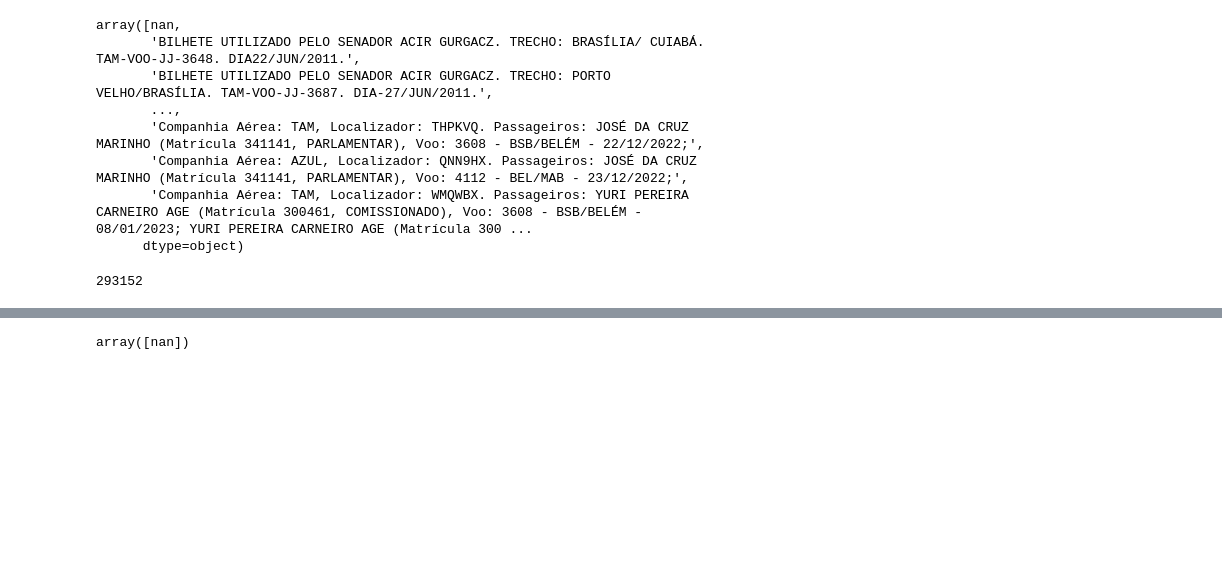
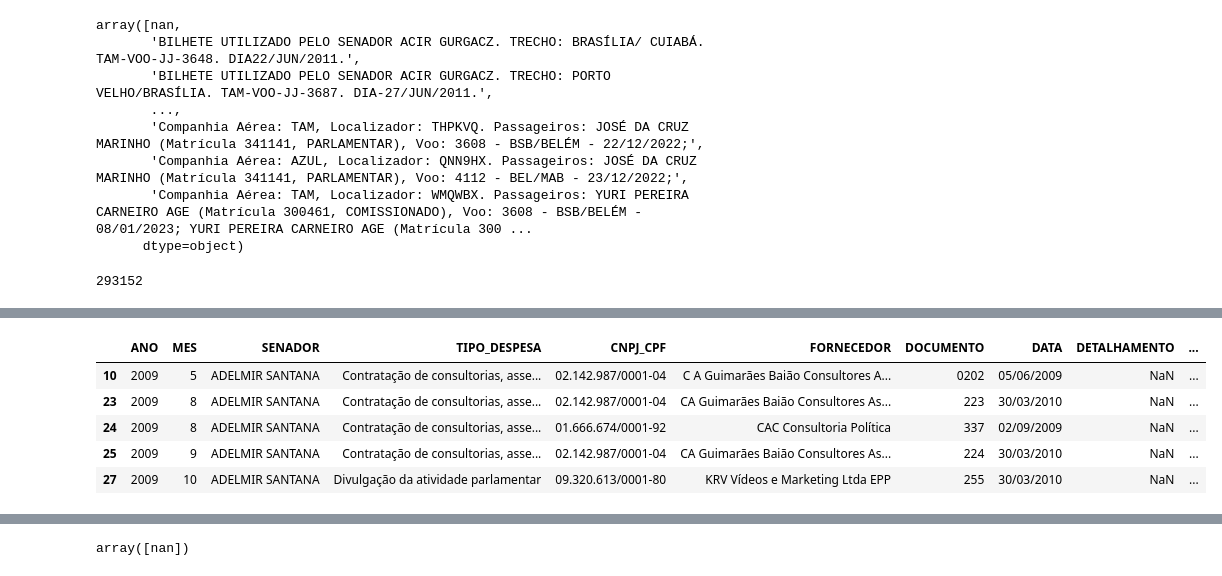
Before and after one commit to FernandoBatistaDS/TransparenciaPrestacaoContas, a Jupyter notebook: main.ipynb, the cells around one changed output, grey strips where cells are left out. Drawn from its saved outputs; the diff is of its cells as text; code cells hidden in the pictures; blank space fills up the shorter version.

```diff
--- a/main.ipynb
+++ b/main.ipynb
@@ -270,0 +297,3 @@ Campo DETALHAMENTO
+# %%
+regex_data = re.compile(r"^(0[1-9]|[12]\d|3[01])/(0[1-9]|1[0-2])/\d{4}$")
+df_aux[~df_aux['DATA'].str.contains(regex_data)]
@@ -270,0 +304,23 @@ Campo DETALHAMENTO
+# %%
+# Vamos fazer um REGEX para capturar as DATAS com formatos certos
+regex_data      =   re.compile(r"^(0[1-9]|[12]\d|3[01])/(0[1-9]|1[0-2])/\d{4}$")
+df_aux          =   df_aux[df_aux['DATA'].str.contains(regex_data)]
+# %%
+df_aux['DATA_2']  =   pd.to_datetime(
+                        df_aux[df_aux['DATA'].str.contains(regex_data)]['DATA']
+                        # format='mixed'
+                        , format='%d/%m/%Y'
+                        , errors='coerce'
+                    )
+# %%
+dt_diferente    =  df_aux[df_aux['DATA_2'].dt.strftime("%m/%Y") != df_aux['ANO_MES'].dt.strftime("%m/%Y")]
+dt_igual        =  df_aux[df_aux['DATA_2'].dt.strftime("%m/%Y") == df_aux['ANO_MES'].dt.strftime("%m/%Y")]
+# %%
+dt_diferente.head()
+# %% [output]
+|  | ANO | MES | SENADOR | TIPO_DESPESA | CNPJ_CPF | FORNECEDOR | DOCUMENTO | DATA | DETALHAMENTO | ... |
+| 10 | 2009 | 5 | ADELMIR SANTANA | Contratação de consultorias, asse... | 02.142.987/0001-04 | C A Guimarães Baião Consultores A... | 0202 | 05/06/2009 | NaN | ... |
+| 23 | 2009 | 8 | ADELMIR SANTANA | Contratação de consultorias, asse... | 02.142.987/0001-04 | CA Guimarães Baião Consultores As... | 223 | 30/03/2010 | NaN | ... |
+| 24 | 2009 | 8 | ADELMIR SANTANA | Contratação de consultorias, asse... | 01.666.674/0001-92 | CAC Consultoria Política | 337 | 02/09/2009 | NaN | ... |
+| 25 | 2009 | 9 | ADELMIR SANTANA | Contratação de consultorias, asse... | 02.142.987/0001-04 | CA Guimarães Baião Consultores As... | 224 | 30/03/2010 | NaN | ... |
+| 27 | 2009 | 10 | ADELMIR SANTANA | Divulgação da atividade parlamentar | 09.320.613/0001-80 | KRV Vídeos e Marketing Ltda EPP | 255 | 30/03/2010 | NaN | ... |
```
Also changed, not shown: parts of 24 cells of this notebook, 1 other file.
